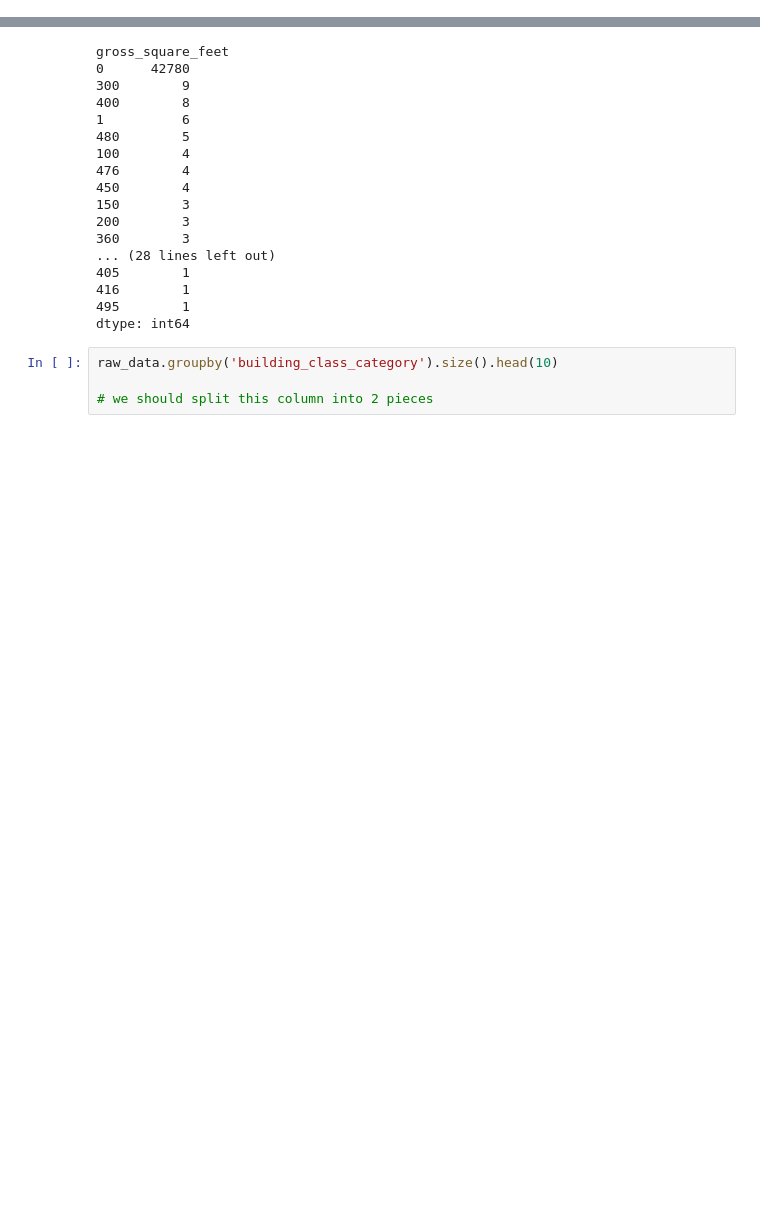
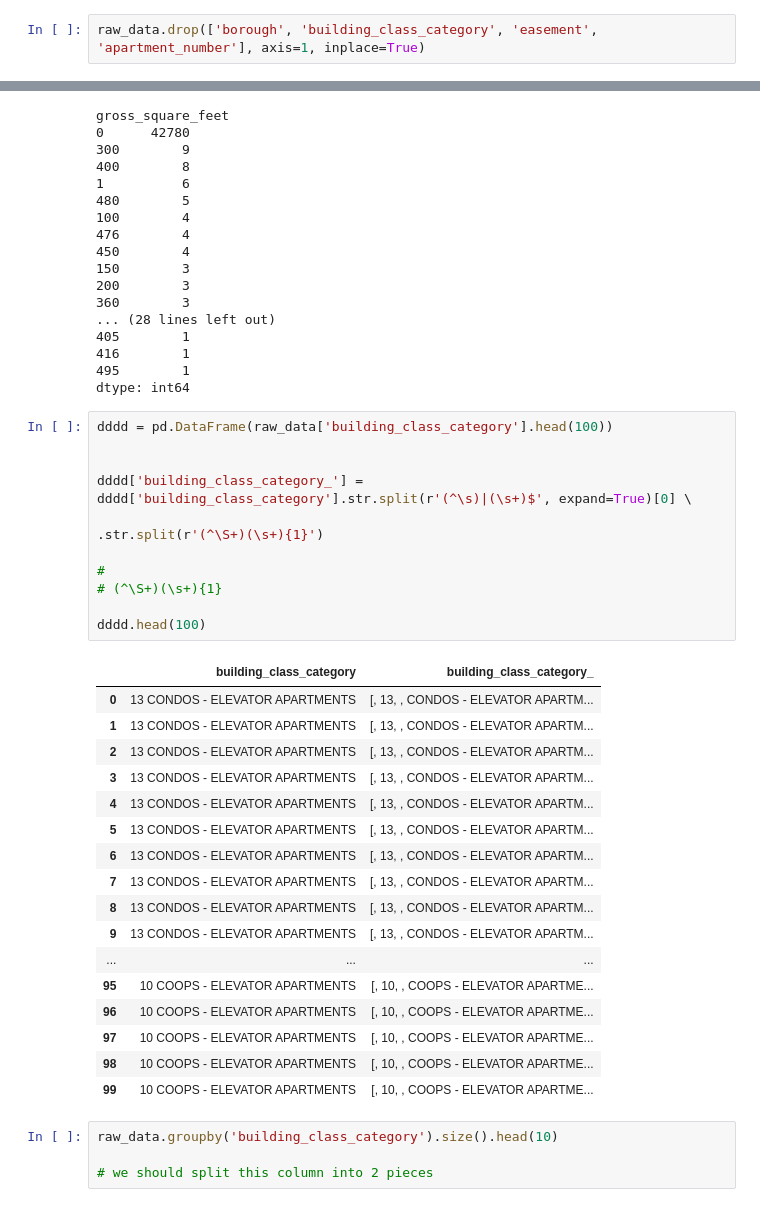
Before and after one commit to tansudasli/analytics-sandbox, a Jupyter notebook: real_estate_of_nyc_EDA.ipynb, the cells around one changed output, grey strips where cells are left out. Saved outputs shown, nothing was run; the diff lists cells and outputs as text; blank space fills up the shorter version.

```diff
--- a/real_estate_of_nyc_EDA.ipynb
+++ b/real_estate_of_nyc_EDA.ipynb
@@ -111,0 +117,2 @@ dtype('float64')
+# %%
+raw_data.drop(['borough', 'building_class_category', 'easement', 'apartment_number'], axis=1, inplace=True)
@@ -198,6 +240,35 @@ gross_square_feet
 416        1
 495        1
 dtype: int64
+# %%
+dddd = pd.DataFrame(raw_data['building_class_category'].head(100))
+
+
+dddd['building_class_category_'] = dddd['building_class_category'].str.split(r'(^\s)|(\s+)$', expand=True)[0] \
+                                                                  .str.split(r'(^\S+)(\s+){1}')
+
+#
+# (^\S+)(\s+){1}
+
+dddd.head(100)
+# %% [output]
+|  | building_class_category | building_class_category_ |
+| 0 | 13 CONDOS - ELEVATOR APARTMENTS | [, 13, , CONDOS - ELEVATOR APARTM... |
+| 1 | 13 CONDOS - ELEVATOR APARTMENTS | [, 13, , CONDOS - ELEVATOR APARTM... |
+| 2 | 13 CONDOS - ELEVATOR APARTMENTS | [, 13, , CONDOS - ELEVATOR APARTM... |
+| 3 | 13 CONDOS - ELEVATOR APARTMENTS | [, 13, , CONDOS - ELEVATOR APARTM... |
+| 4 | 13 CONDOS - ELEVATOR APARTMENTS | [, 13, , CONDOS - ELEVATOR APARTM... |
+| 5 | 13 CONDOS - ELEVATOR APARTMENTS | [, 13, , CONDOS - ELEVATOR APARTM... |
+| 6 | 13 CONDOS - ELEVATOR APARTMENTS | [, 13, , CONDOS - ELEVATOR APARTM... |
+| 7 | 13 CONDOS - ELEVATOR APARTMENTS | [, 13, , CONDOS - ELEVATOR APARTM... |
+| 8 | 13 CONDOS - ELEVATOR APARTMENTS | [, 13, , CONDOS - ELEVATOR APARTM... |
+| 9 | 13 CONDOS - ELEVATOR APARTMENTS | [, 13, , CONDOS - ELEVATOR APARTM... |
+| ... | ... | ... |
+| 95 | 10 COOPS - ELEVATOR APARTMENTS | [, 10, , COOPS - ELEVATOR APARTME... |
+| 96 | 10 COOPS - ELEVATOR APARTMENTS | [, 10, , COOPS - ELEVATOR APARTME... |
+| 97 | 10 COOPS - ELEVATOR APARTMENTS | [, 10, , COOPS - ELEVATOR APARTME... |
+| 98 | 10 COOPS - ELEVATOR APARTMENTS | [, 10, , COOPS - ELEVATOR APARTME... |
+| 99 | 10 COOPS - ELEVATOR APARTMENTS | [, 10, , COOPS - ELEVATOR APARTME... |
 # %%
 raw_data.groupby('building_class_category').size().head(10)
 
```
Also changed, not shown: parts of 8 cells of this notebook, 1 other file.
